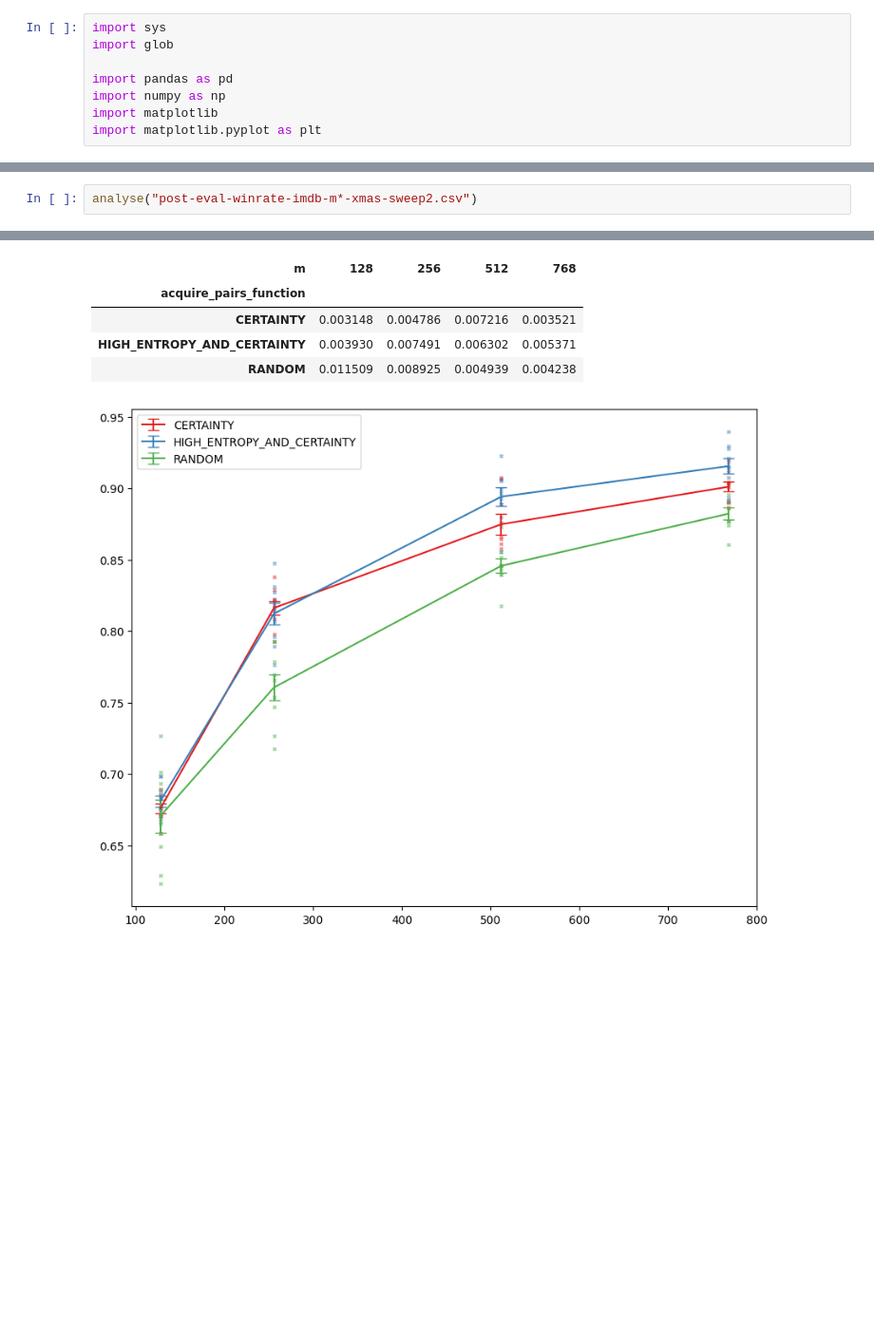
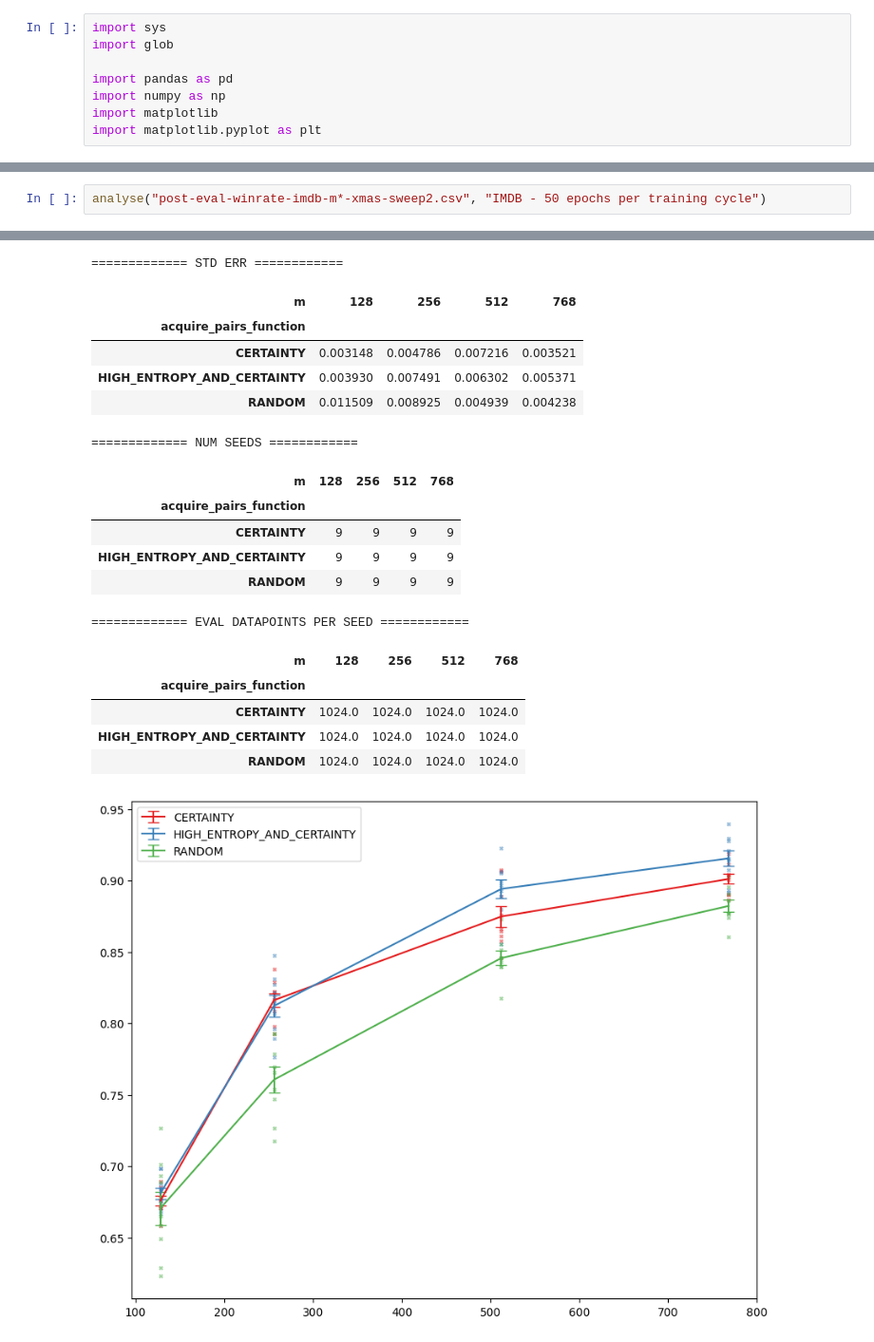
Before and after one commit to willmuldrew/active-preference-learning, a Jupyter notebook: notebooks/post-eval-analyse.ipynb, the cells around one changed output, grey strips where cells are left out. Shown at 95% size. Cells and saved outputs as stored; diff of their text form; blank space fills up the shorter version.

```diff
--- a/notebooks/post-eval-analyse.ipynb
+++ b/notebooks/post-eval-analyse.ipynb
@@ -58,5 +58,5 @@ post-eval-winrate-tldr-m512-xmas-sweep.csv
 # %%
-analyse("post-eval-winrate-imdb-m*-xmas-sweep2.csv")
+analyse("post-eval-winrate-imdb-m*-xmas-sweep2.csv", "IMDB - 50 epochs per training cycle")
 # %% [output]
 ../results/post-eval-winrate-imdb-m128-xmas-sweep2.csv
 ../results/post-eval-winrate-imdb-m256-xmas-sweep2.csv
@@ -65,12 +69,25 @@ analyse("post-eval-winrate-imdb-m*-xmas-sweep2.csv")
 | m | 128 | 256 | 512 | 768 |
 | acquire_pairs_function |  |  |  |  |
 | CERTAINTY | 0.675781 | 0.816189 | 0.874783 | 0.901042 |
 | HIGH_ENTROPY_AND_CERTAINTY | 0.680990 | 0.812174 | 0.894097 | 0.915473 |
 | RANDOM | 0.670464 | 0.760525 | 0.845703 | 0.882161 |
+============= STD ERR ============
 | m | 128 | 256 | 512 | 768 |
 | acquire_pairs_function |  |  |  |  |
 | CERTAINTY | 0.003148 | 0.004786 | 0.007216 | 0.003521 |
 | HIGH_ENTROPY_AND_CERTAINTY | 0.003930 | 0.007491 | 0.006302 | 0.005371 |
 | RANDOM | 0.011509 | 0.008925 | 0.004939 | 0.004238 |
+============= NUM SEEDS ============
+| m | 128 | 256 | 512 | 768 |
+| acquire_pairs_function |  |  |  |  |
+| CERTAINTY | 9 | 9 | 9 | 9 |
+| HIGH_ENTROPY_AND_CERTAINTY | 9 | 9 | 9 | 9 |
+| RANDOM | 9 | 9 | 9 | 9 |
+============= EVAL DATAPOINTS PER SEED ============
+| m | 128 | 256 | 512 | 768 |
+| acquire_pairs_function |  |  |  |  |
+| CERTAINTY | 1024.0 | 1024.0 | 1024.0 | 1024.0 |
+| HIGH_ENTROPY_AND_CERTAINTY | 1024.0 | 1024.0 | 1024.0 | 1024.0 |
+| RANDOM | 1024.0 | 1024.0 | 1024.0 | 1024.0 |
 [figure]
 # %%
```
Also changed, not shown: parts of 5 cells of this notebook, 1 other file.
